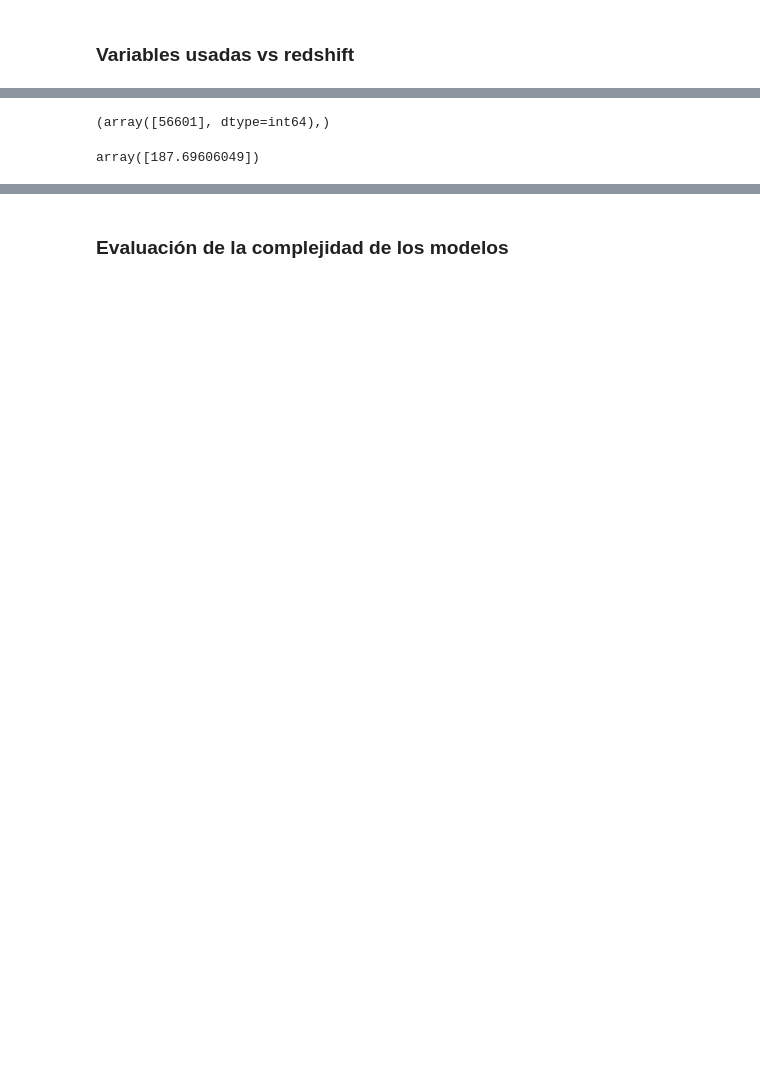
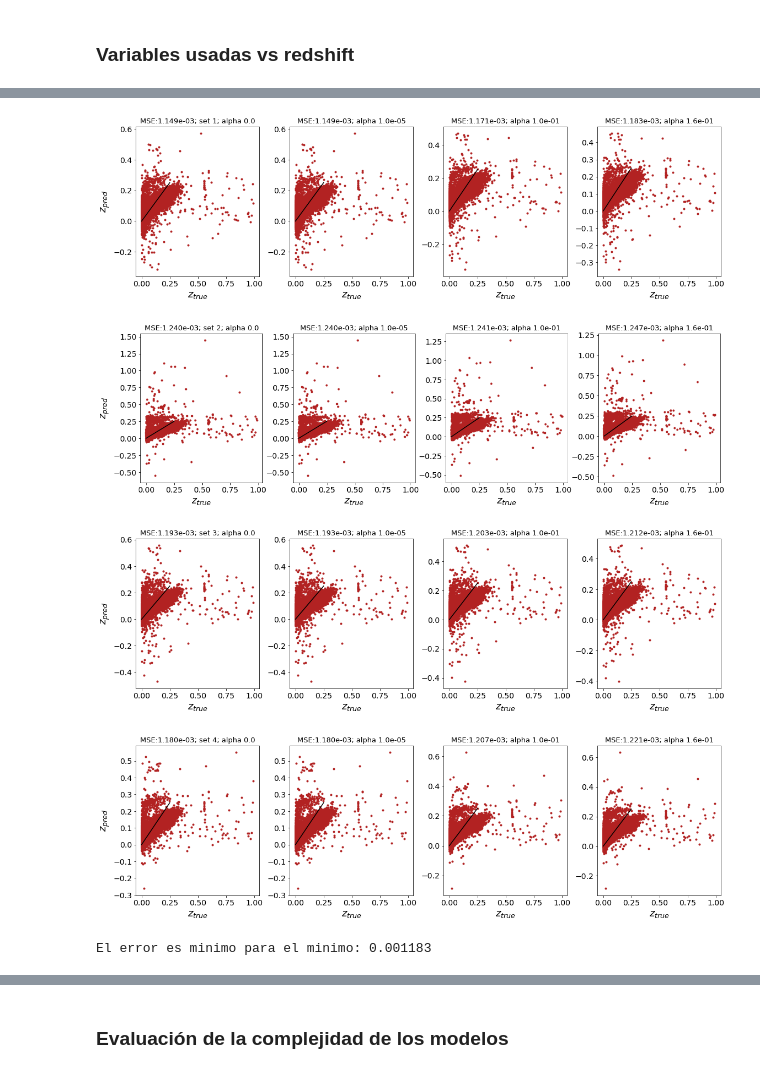
Before and after one commit to leoborgnino/mentoria-astro-datos, a Jupyter notebook: 3_Intro_Aprendizaje.ipynb, the cells around one changed output, grey strips where cells are left out. Drawn from its saved outputs; the diff is of its cells as text; code cells hidden in the pictures; blank space fills up the shorter version.

```diff
--- a/3_Intro_Aprendizaje.ipynb
+++ b/3_Intro_Aprendizaje.ipynb
@@ -201,9 +279,64 @@ plt.show()
-# %%
-# Muestra rara, revisar las magnitudes
-max_error_indx = np.where(difference == max(difference))
-print(max_error_indx)
-y_test.values[max_error_indx[0]]
-y_test_pred_norm[max_error_indx[0]]
-# %% [output]
-(array([56601], dtype=int64),)
-array([187.69606049])
+# %%
+selector =[filter_col, filter_colp, filter_col_sre,filter_col07]
+min_selector_error = []
+min_selector_indx = []
+
+scaler = StandardScaler()
+alphas = [0.0, 1e-5, 1e-1, 0.16]
+
+for ind,j in enumerate(selector):
+    h=0
+    X, y = data[j[1:]], data['z']
+    X_train, X_test, y_train, y_test = train_test_split(X, y, train_size=0.8, random_state=0)
+    f, ax = plt.subplots(1, 4, figsize=(19, 5), gridspec_kw = {'wspace':0.25})
+
+    for i in alphas:
+        train_error = []
+        test_error = []
+        y_test_pred = []
+        sgd_reg = make_pipeline(StandardScaler(), SGDRegressor(max_iter=10000, alpha=alphas[h], random_state=0))#,  penalty=None, eta0=0.1))
+
+    # Entreno los modelos
+        sgd_reg.fit(X_train, y_train.ravel())
+
+    # Predigo los valores de test
+        y_train_pred = sgd_reg.predict(X_train)
+
+    # Predigo los valores de train
+        y_test_pred = sgd_reg.predict(X_test)
+
+    # Error cuadratico medio entrenamiento
+#    train_error.append(mean_squared_error(y_train, y_train_pred))
+
+    # Error cuadratico medio test
+#    print(y_test.shape,y_test_pred.shape )
+        test_error.append(mean_squared_error(y_test, y_test_pred))
+
+#        print("MSE: %f"%(test_error[0]),"set %i"%(ind))
+
+    # Grafico error
+#        ax[h].plot(y_test, y_test_pred, marker='.', color="firebrick", linestyle='None')
+        ax[h].plot(y_test, y_test_pred, marker='.', color="firebrick", linestyle='None')
+
+        ax[h].plot([0,0.25], [0,0.25], 'k-')#, color="blue")
+        ax[h].set_xlabel(r'$z_{true}$', fontsize=18)
+        ax[h].tick_params(labelsize=14)
+
+        if h==0:
+            ax[h].set_ylabel(r'$z_{pred}$', fontsize=18)
+            ax[h].set_title("MSE:%.3e"%(test_error[0])+"; set %i"%(ind+1)+"; alpha %.1f"%(alphas[h]), fontsize=13)
+        else:
+            ax[h].set_title("MSE:%.3e"%(test_error[0])+"; alpha %.1e"%(alphas[h]), fontsize=13)
+#            ax[h].set_title("MSE:"+str(np.around(test_error[0],5))+"; alpha %.1e"%(alphas[h]), fontsize=13)
+        h=h+1
+    plt.show()
+    min_selector_error.append(min(test_error))
+    min_selector_indx.append(test_error.index(min(test_error)))
+
+print("El error es minimo para el minimo: %f"%(min(min_selector_error)))#,"Correspondiente al set: %f"%(min(min_selector_error)) )
+# %% [output]
+[figure, added]
+[figure, added]
+[figure, added]
+[figure, added]
+El error es minimo para el minimo: 0.001183
```
Also changed, not shown: parts of 74 cells of this notebook, 1 other file.
